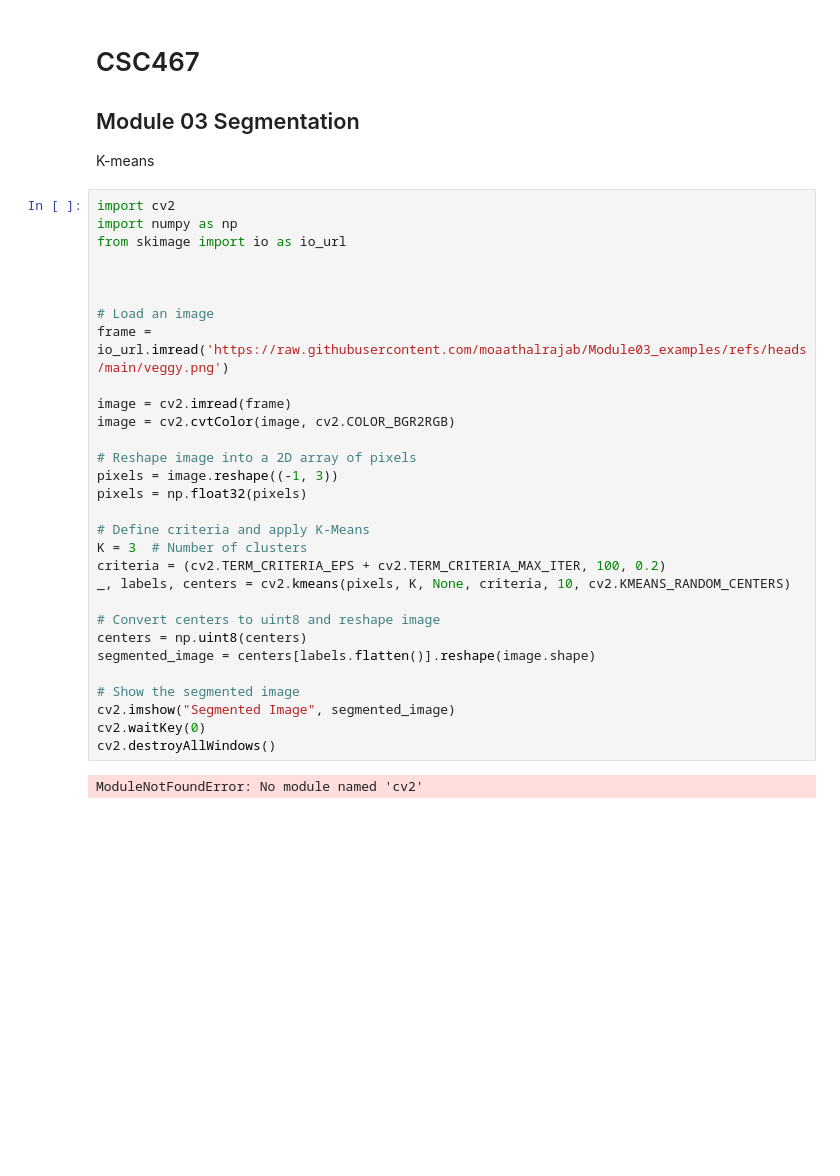
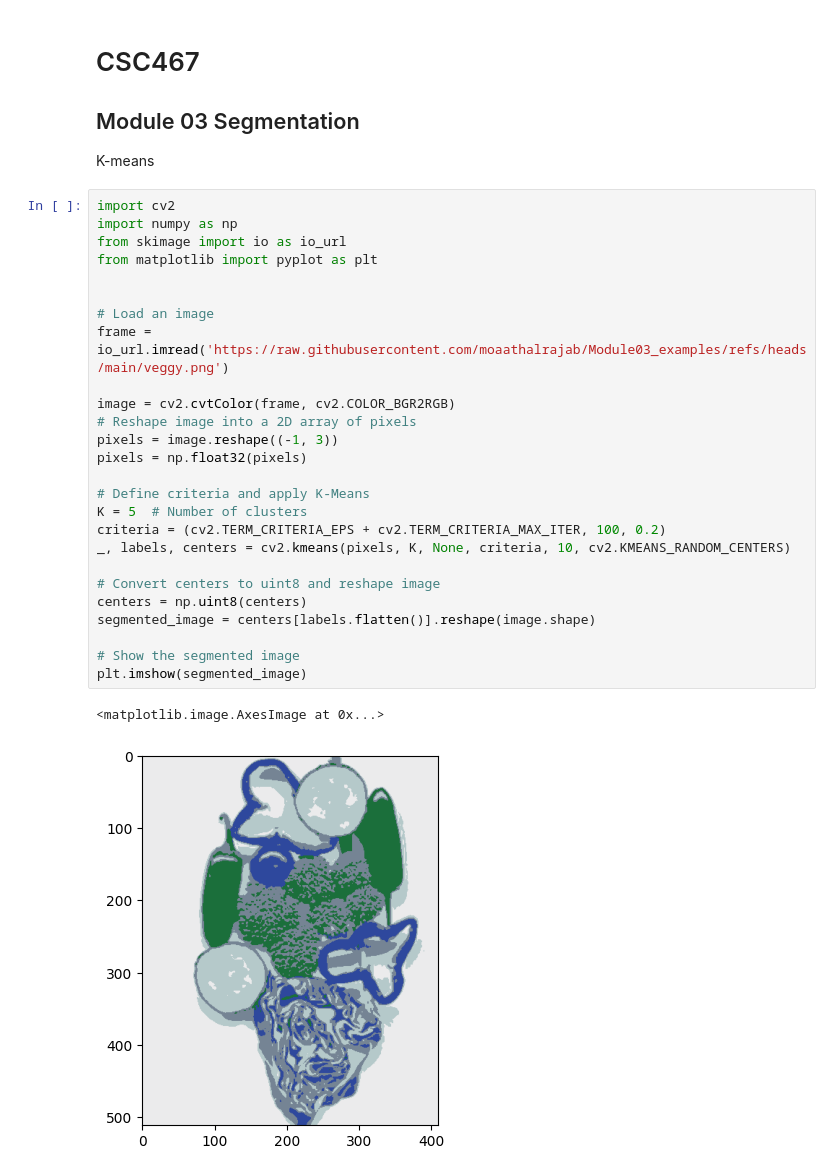
Before and after one commit to moaathalrajab/Module03_examples, a Jupyter notebook: kmeansexample.ipynb, the cells around one changed output. Cells and saved outputs as stored; diff of their text form; blank space fills up the shorter version.

```diff
--- a/kmeansexample.ipynb
+++ b/kmeansexample.ipynb
@@ -6,32 +6,29 @@ K-means
 # %%
 import cv2
 import numpy as np
 from skimage import io as io_url
-
+from matplotlib import pyplot as plt
 
 
 # Load an image
 frame = io_url.imread('https://raw.githubusercontent.com/moaathalrajab/Module03_examples/refs/heads/main/veggy.png')
 
-image = cv2.imread(frame)
-image = cv2.cvtColor(image, cv2.COLOR_BGR2RGB)
-
+image = cv2.cvtColor(frame, cv2.COLOR_BGR2RGB)
 # Reshape image into a 2D array of pixels
 pixels = image.reshape((-1, 3))
 pixels = np.float32(pixels)
 
 # Define criteria and apply K-Means
-K = 3  # Number of clusters
+K = 5  # Number of clusters
 criteria = (cv2.TERM_CRITERIA_EPS + cv2.TERM_CRITERIA_MAX_ITER, 100, 0.2)
 _, labels, centers = cv2.kmeans(pixels, K, None, criteria, 10, cv2.KMEANS_RANDOM_CENTERS)
 
 # Convert centers to uint8 and reshape image
 centers = np.uint8(centers)
 segmented_image = centers[labels.flatten()].reshape(image.shape)
 
 # Show the segmented image
-cv2.imshow("Segmented Image", segmented_image)
-cv2.waitKey(0)
-cv2.destroyAllWindows()
+plt.imshow(segmented_image)
 # %% [output]
-ModuleNotFoundError: No module named 'cv2'
+<matplotlib.image.AxesImage at 0x...>
+[figure, added]
```
